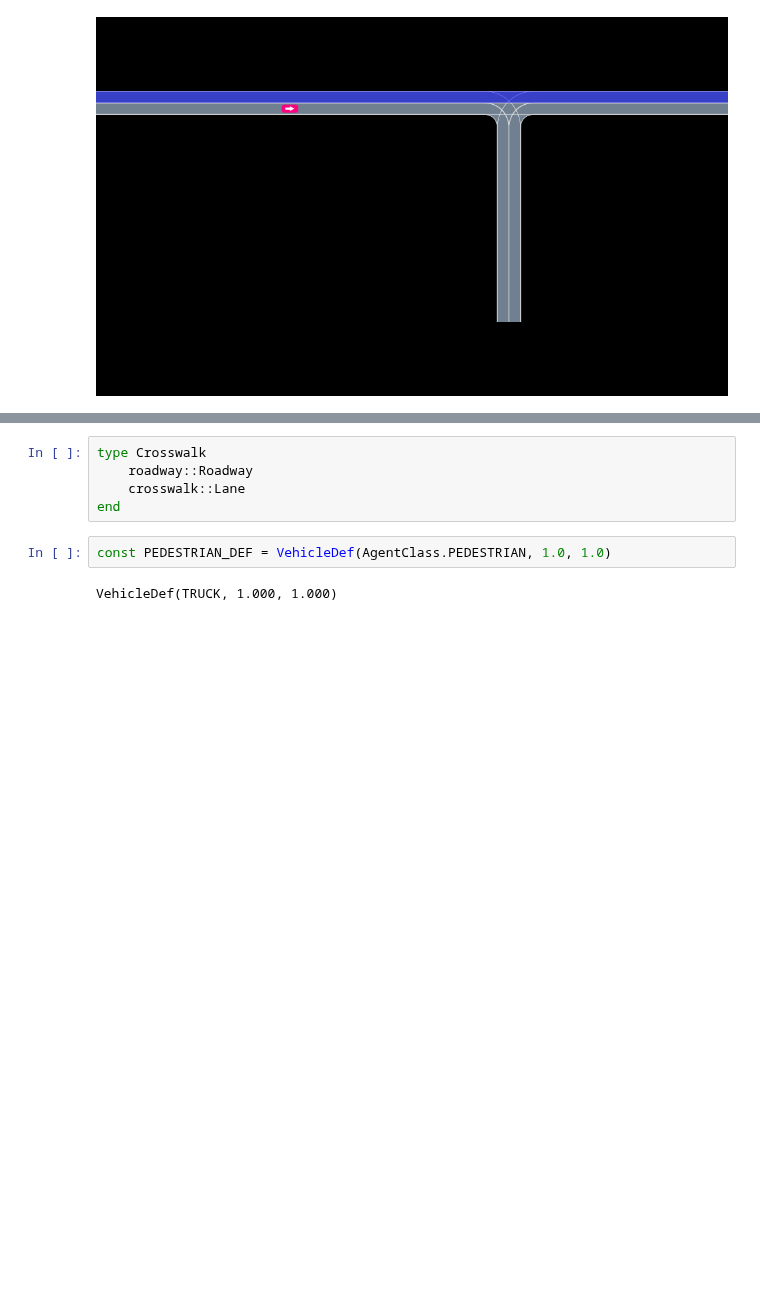
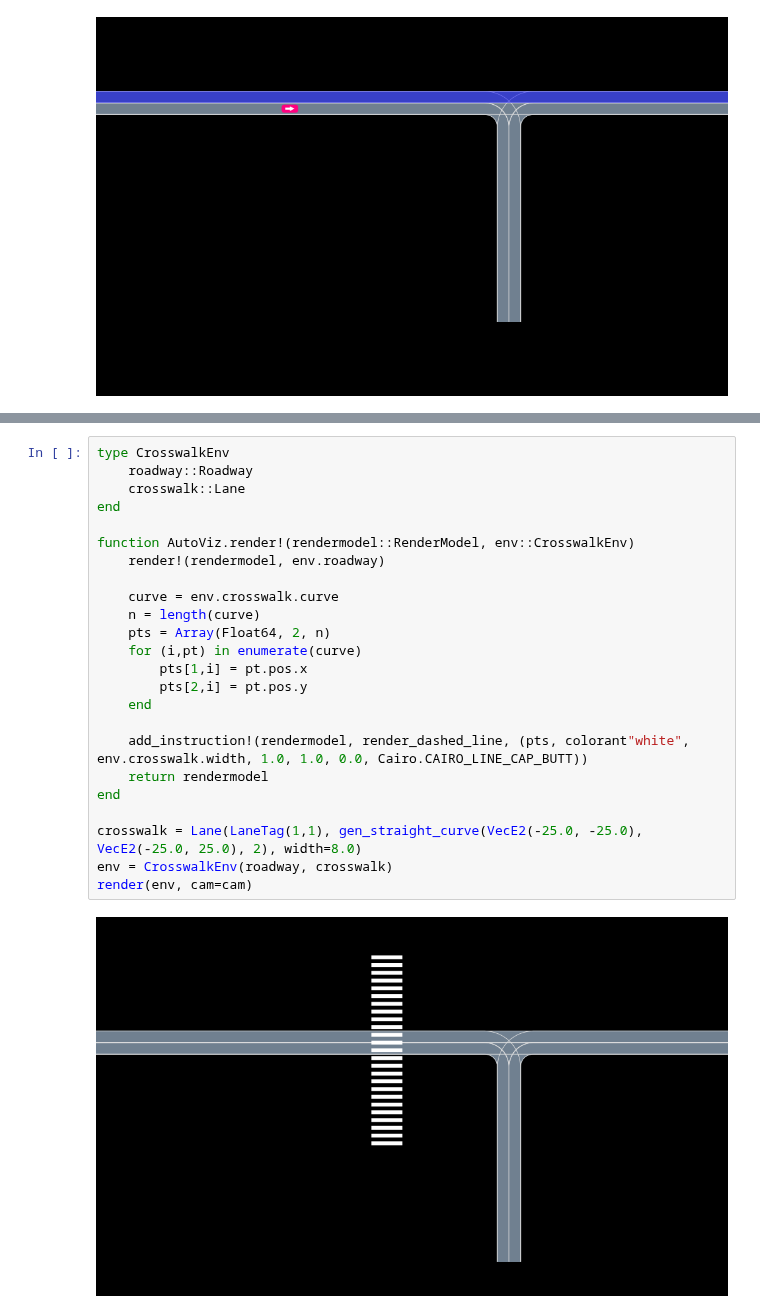
Before and after one commit to sisl/AutomotiveDrivingModels.jl, a Jupyter notebook: docs/Crosswalk.ipynb, the cells around one changed output, grey strips where cells are left out. Cells and saved outputs as stored; diff of their text form; blank space fills up the shorter version.

Commit message:
2d crosswalk example

```diff
--- a/docs/Crosswalk.ipynb
+++ b/docs/Crosswalk.ipynb
@@ -154,9 +132,26 @@ Interact.Options{:SelectionSlider,Int64}(Signal{Int64}(51, nactions=1),"frame_in
-# %%
-type Crosswalk
-    roadway::Roadway
-    crosswalk::Lane
-end
-# %%
-const PEDESTRIAN_DEF = VehicleDef(AgentClass.PEDESTRIAN, 1.0, 1.0)
-# %% [output]
-VehicleDef(TRUCK, 1.000, 1.000)
+# %%
+type CrosswalkEnv
+    roadway::Roadway
+    crosswalk::Lane
+end
+
+function AutoViz.render!(rendermodel::RenderModel, env::CrosswalkEnv)
+    render!(rendermodel, env.roadway)
+
+    curve = env.crosswalk.curve
+    n = length(curve)
+    pts = Array(Float64, 2, n)
+    for (i,pt) in enumerate(curve)
+        pts[1,i] = pt.pos.x
+        pts[2,i] = pt.pos.y
+    end
+
+    add_instruction!(rendermodel, render_dashed_line, (pts, colorant"white", env.crosswalk.width, 1.0, 1.0, 0.0, Cairo.CAIRO_LINE_CAP_BUTT))
+    return rendermodel
+end
+
+crosswalk = Lane(LaneTag(1,1), gen_straight_curve(VecE2(-25.0, -25.0), VecE2(-25.0, 25.0), 2), width=8.0)
+env = CrosswalkEnv(roadway, crosswalk)
+render(env, cam=cam)
+# %% [output]
+[figure, added]
```
Also changed, not shown: parts of 8 cells of this notebook, 4 other files.
